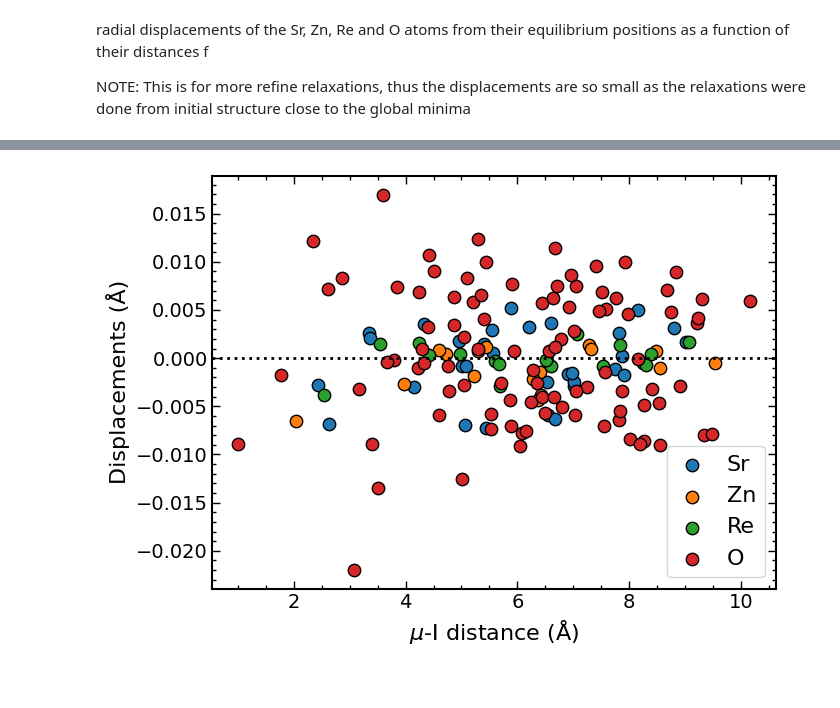
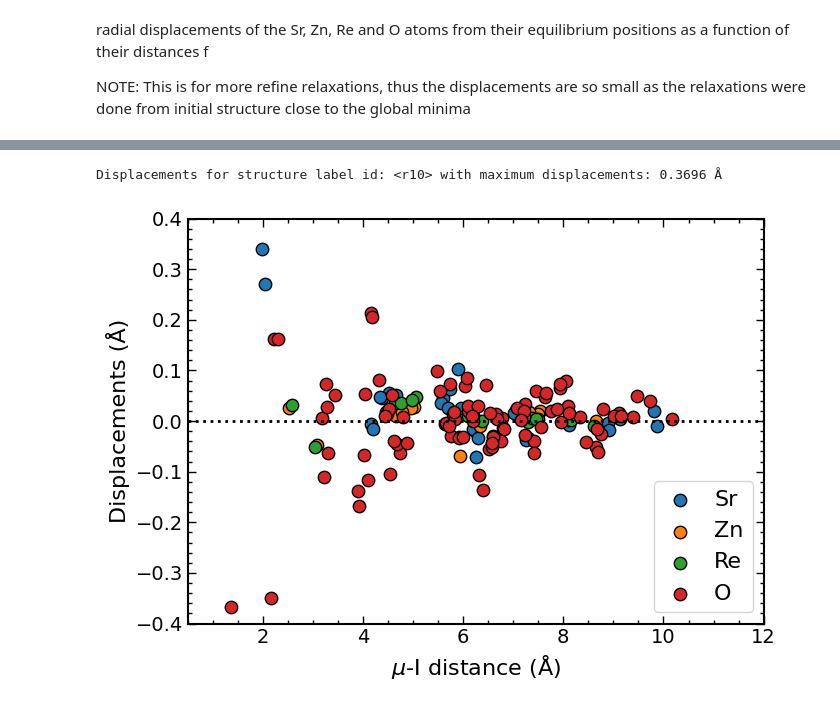
Before and after one commit to jazmaryphy/muonscripts, a Jupyter notebook: examples/SZRO/SZRO.ipynb, the cells around one changed output, grey strips where cells are left out. Drawn from its saved outputs; the diff is of its cells as text; code cells hidden in the pictures.

```diff
--- a/examples/SZRO/SZRO.ipynb
+++ b/examples/SZRO/SZRO.ipynb
@@ -1397,16 +1556,43 @@ NOTE: This is for more refine relaxations, thus the displacements are so small a
 # %%
-idx=1
+idx=10
 
-filename = f"r{idx}.in"
+pre = f"r{idx}"
+filename = f"{pre}.in"
 filepath = os.path.join(folder, filename)
 inp_ase = read_from_file(filepath, format="espresso-in")
 
-filename = f"r{idx}.out"
+filename = f"{pre}.out"
 filepath = os.path.join(folder, filename)
 rlx_ase = read_from_file(filepath, format="espresso-out", index=-1)
 
+# let us workaround and test input
+# get and remove muon position
+rlx_ase2 =  rlx_ase.copy()
+if 1 not in rlx_ase2.numbers:
+    raise ValueError("No Hydrogen (atomic number 1) found in rlx_ase2.")
+mu_idx = np.where(rlx_ase2.numbers == 1)[0][-1]
+mupos_rlx = rlx_ase2.get_scaled_positions()[mu_idx]
+del rlx_ase2[mu_idx]
+mupos_rlx
+
+p_stsc = p_st.copy()
+p_stsc.make_supercell(sc_matrix)
+p_stsc.append(
+    species="H",
+    coords=mupos_rlx,
+    coords_are_cartesian=False,
+    validate_proximity=True,
+    properties={"kind_name": "H"},
+)
+inp_ase = AseAtomsAdaptor.get_atoms(p_stsc)
+
+
 radial_res = radial_to_dict(inp_ase.copy(), rlx_ase.copy(), muon_label='H')
 
+max_disp = max_displacement(inp_ase.copy(), rlx_ase.copy())
+print(f"Displacements for structure label id: <{pre}> "
+      f"with maximum displacements: {max_disp:.4f} Å"
+)
 
 fontsize=16
 fig, ax = plt.subplots(figsize=(7, 5))
@@ -1418,33 +1604,34 @@ for i, specie in enumerate(species):
         species=specie,
         distance_type='unperturbed',
         # cutoff=6.0,          # None -> no cutoff, keep everything
     )
     ax.scatter(
         sel['distance'], sel['displacements'],
         # color='red',
         s=80,
         edgecolor='k', label=specie, zorder=1,
         )
 
 ax.set_xlabel(r'$\mu$-I distance (Å)', fontsize=fontsize)
 ax.set_ylabel(r'Displacements (Å)' , fontsize=fontsize)
 
-# ax.set_xlim([-0.00, 10.0])
-# ax.set_ylim([-0.08, 0.16])
+ax.set_xlim([+0.50, 12.0])
+ax.set_ylim([-0.40, 0.40])
 ax.axhline(y=0.0, ls='dotted', lw=2, color='k')
 
 ax.legend(frameon=False)
 ax.legend(
     loc="lower right", fontsize=fontsize, ncol=1,
     frameon=True, handlelength=1.5, columnspacing=1.2,
 )
 fancy_style_axes(ax, fontsize=fontsize-2)
 
 
 plt.tight_layout()
 figname='radial_displacements.png'
 figname=os.path.join(dpath, figname)
 plt.savefig(figname)
 plt.show()
 # %% [output]
+Displacements for structure label id: <r10> with maximum displacements: 0.3696 Å
-[figure, old version]
+[figure, new version]
```
Also changed, not shown: parts of 7 cells of this notebook, 4 other files.
